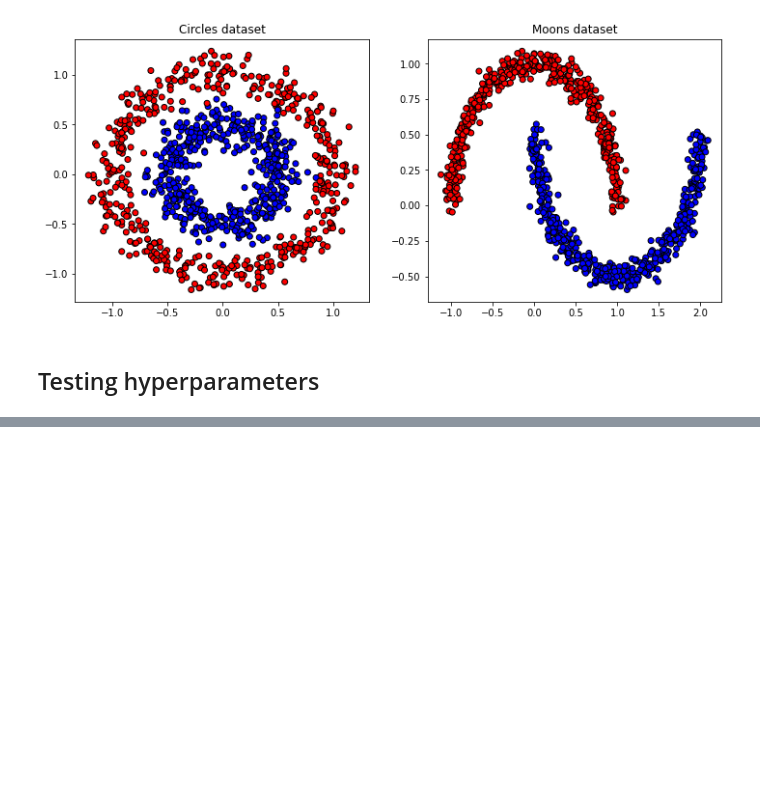
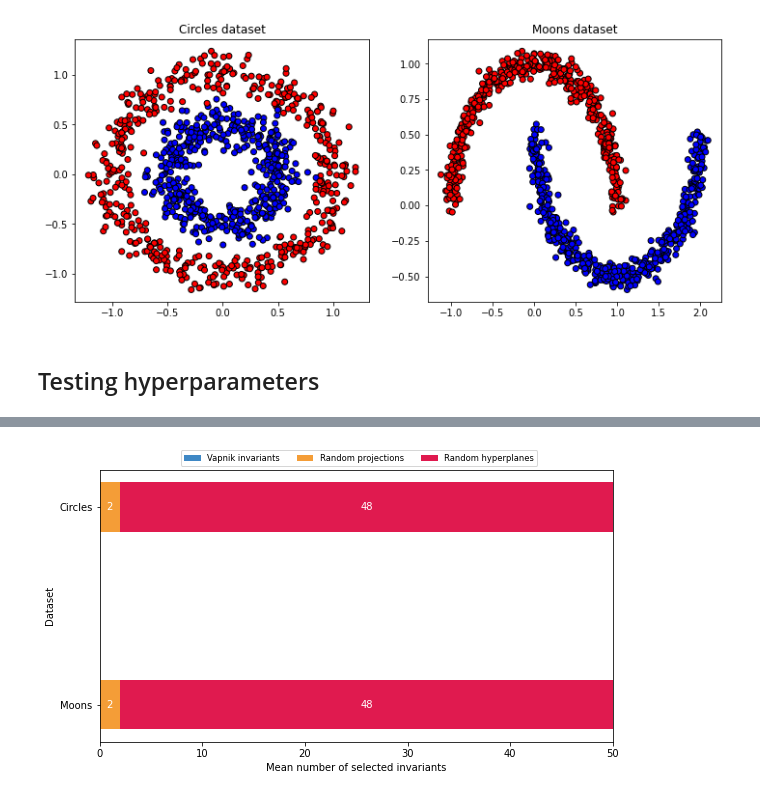
Before and after one commit to Vol0kin/LearningWithInvariants, a Jupyter notebook: experiments/Toy_Data_Experimentation.ipynb, the cells around one changed output, grey strips where cells are left out. Cells and saved outputs as stored; diff of their text form; code cells hidden in the pictures; blank space fills up the shorter version.

```diff
--- a/experiments/Toy_Data_Experimentation.ipynb
+++ b/experiments/Toy_Data_Experimentation.ipynb
@@ -202,0 +232,3 @@ Mean number of times selected with the maximum values:  0.0
+# %%
+circles_n_selected, circles_first_selected, circles_max_selected = run_large_experiment(dataset, seeds, invariant_types, 'Circles experiments')
+moons_n_selected, moons_first_selected, moons_max_selected = run_large_experiment(dataset, seeds, invariant_types, 'Moons experiments')
@@ -202,0 +253,47 @@ Mean number of times selected with the maximum values:  0.0
+# %%
+# Source: https://matplotlib.org/stable/gallery/lines_bars_and_markers/horizontal_barchart_distribution.html
+
+total_selected_means = {
+    'Circles': [
+        np.round(np.mean(circles_n_selected[InvariantTypes.VAPNIK])),
+        np.round(np.mean(circles_n_selected[InvariantTypes.PROJECTION])),
+        np.round(np.mean(circles_n_selected[InvariantTypes.HYPERPLANE])),
+    ],
+    'Moons': [
+        np.round(np.mean(moons_n_selected[InvariantTypes.VAPNIK])),
+        np.round(np.mean(moons_n_selected[InvariantTypes.PROJECTION])),
+        np.round(np.mean(moons_n_selected[InvariantTypes.HYPERPLANE])),
+    ],
+}
+
+labels = list(total_selected_means.keys())
+data = np.array(list(total_selected_means.values()))
+data_cum = data.cumsum(axis=1)
+
+category_colors = ["#3f88c5", "#f49d37", "#e01a4f"]
+category_names = ["Vapnik invariants", "Random projections", "Random hyperplanes"]
+
+fig, ax = plt.subplots(figsize=(9.2, 5))
+ax.invert_yaxis()
+ax.xaxis.set_visible(True)
+ax.set_xlim(0, np.sum(data, axis=1).max())
+ax.set_ylabel('Dataset')
+
+ax.set_xlabel('Mean number of selected invariants')
+
+for i, (colname, color) in enumerate(zip(category_names, category_colors)):
+    widths = data[:, i]
+    starts = data_cum[:, i] - widths
+    rects = ax.barh(labels, widths, left=starts, height=0.25,
+                    label=colname, color=color)
+
+    if np.all(widths > 0.0):
+        text_color = 'white'
+        ax.bar_label(rects, label_type='center', color=text_color)
+ax.legend(ncol=len(category_names), bbox_to_anchor=(0.15, 1),
+          loc='lower left', fontsize='small')
+
+plt.savefig("mean_num_selected_invariants.png")
+plt.show()
+# %% [output]
+[figure, added]
```
Also changed, not shown: parts of 9 cells of this notebook.
